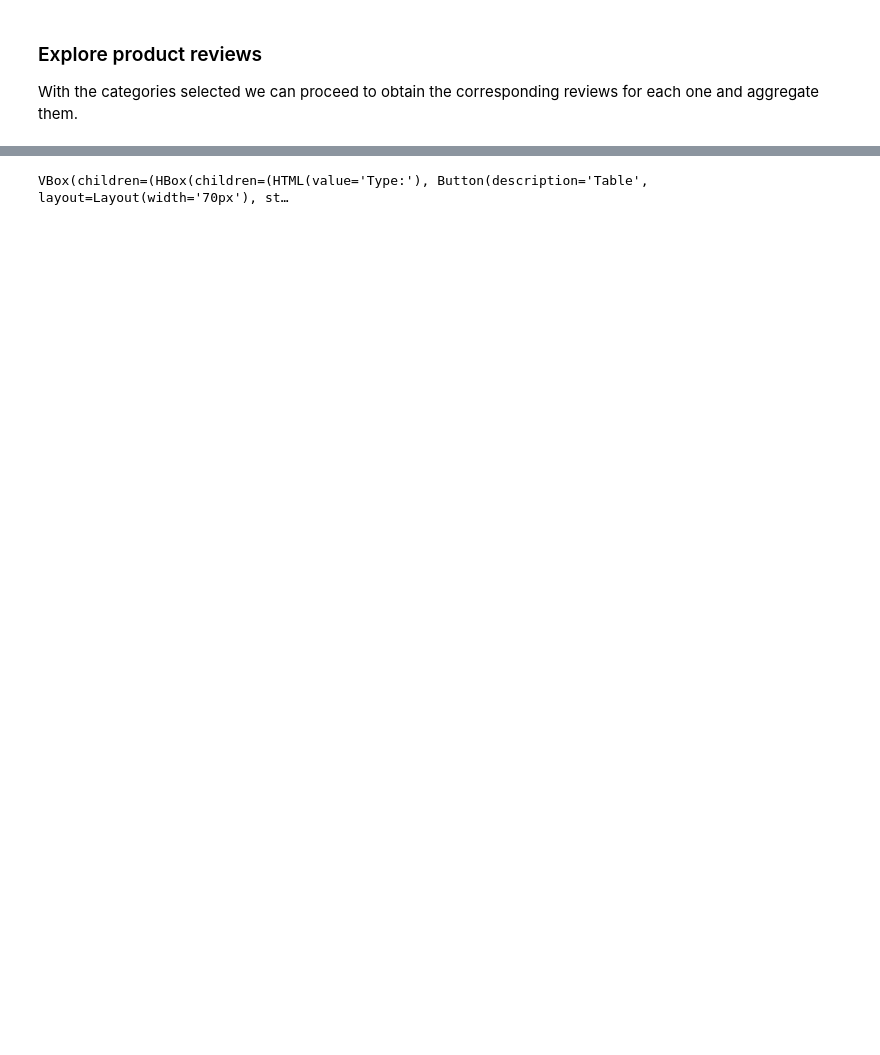
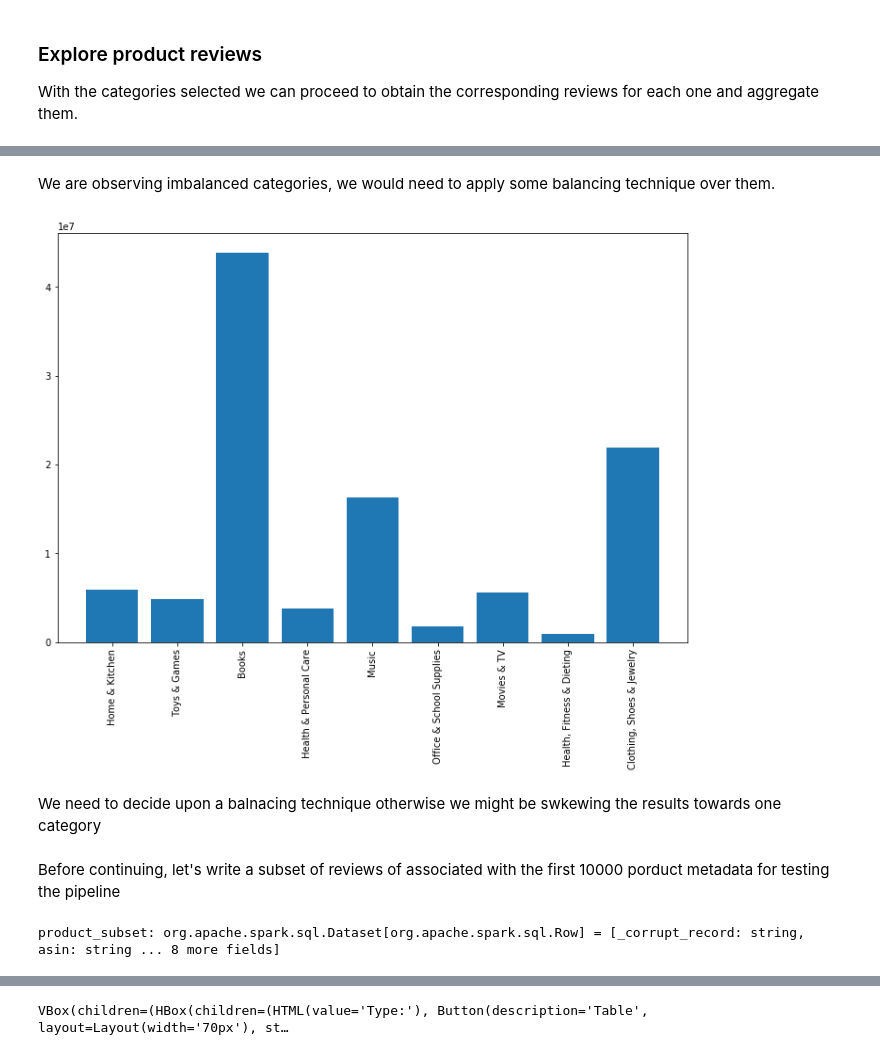
Before and after one commit to Ohtar10/wtsp, a Jupyter notebook: notebooks/jupyter/Product Reviews - Exploratory analysis.ipynb, the cells around one changed output, grey strips where cells are left out. Cells and saved outputs as stored; diff of their text form; code cells hidden in the pictures; blank space fills up the shorter version.

```diff
--- a/notebooks/jupyter/Product Reviews - Exploratory analysis.ipynb
+++ b/notebooks/jupyter/Product Reviews - Exploratory analysis.ipynb
@@ -249,0 +274,35 @@ only showing top 10 rows
+# %% [markdown]
+We are observing imbalanced categories, we would need to apply some balancing technique over them.
+# %%
+%%local
+%matplotlib inline
+import matplotlib.pyplot as plt
+import numpy as np
+
+classes = ["Home & Kitchen",
+           "Toys & Games",
+           "Books",
+           "Health & Personal Care",
+           "Music",
+           "Office & School Supplies",
+           "Movies & TV",
+           "Health, Fitness & Dieting",
+           "Clothing, Shoes & Jewelry"]
+x = np.arange(len(classes))
+y = np.array([5912704, 4819928, 43896101, 3763488, 16272754, 1782243, 5569474, 891499, 21938858])
+
+plt.figure(figsize=(12, 8))
+plt.bar(x, y)
+plt.xticks(x, classes, rotation=90)
+plt.show()
+# %% [output]
+[figure, added]
+# %% [markdown]
+We need to decide upon a balnacing technique otherwise we might be swkewing the results towards one category
+# %% [markdown]
+Before continuing, let's write a subset of reviews of associated with the first 10000 porduct metadata for testing the pipeline
+# %%
+val product_subset = metadata_df.limit(10000)
+product_reviews.join(product_subset, "asin").limit(10000).write.mode("overwrite").json(s"$base_path/amazon/product/reviews/")
+# %% [output]
+product_subset: org.apache.spark.sql.Dataset[org.apache.spark.sql.Row] = [_corrupt_record: string, asin: string ... 8 more fields]
```
Also changed, not shown: parts of 81 cells of this notebook, 8 other files.
